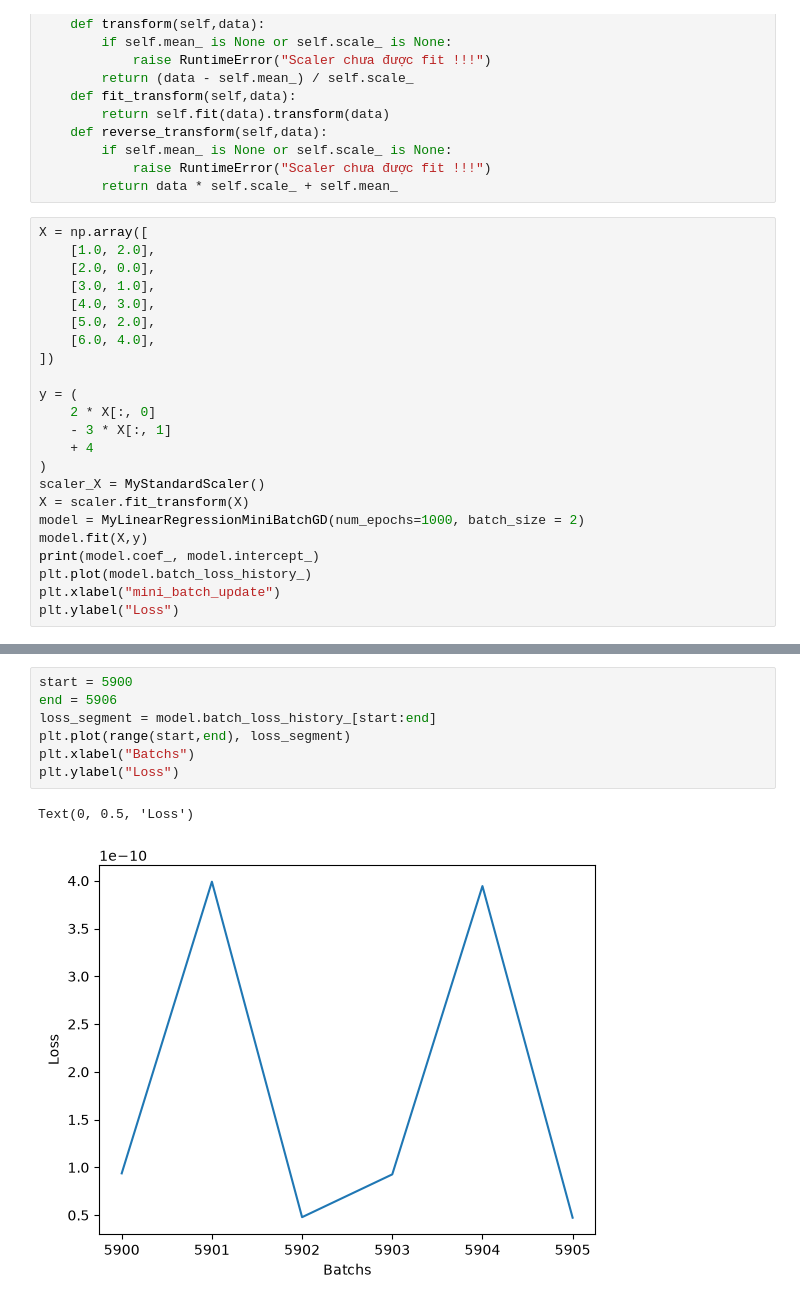
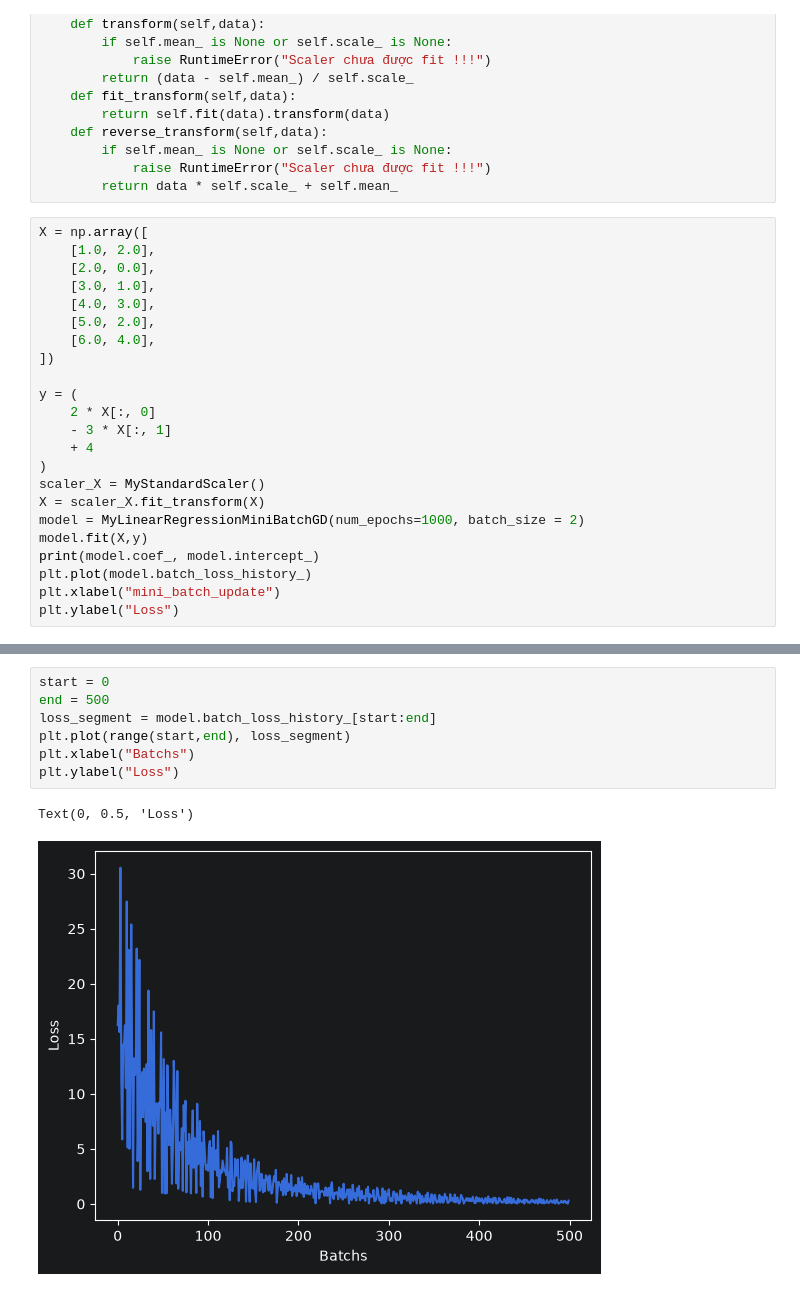
Before and after one commit to LeNangSon/ml-from-scratch-sklearn, a Jupyter notebook: LinearRegression /source.ipynb, the cells around one changed output, grey strips where cells are left out. Saved outputs shown, nothing was run; the diff lists cells and outputs as text.

```diff
--- a/LinearRegression /source.ipynb
+++ b/LinearRegression /source.ipynb
@@ -163,7 +163,7 @@ y = (
     + 4
 )
 scaler_X = MyStandardScaler()
-X = scaler.fit_transform(X)
+X = scaler_X.fit_transform(X)
 model = MyLinearRegressionMiniBatchGD(num_epochs=1000, batch_size = 2)
 model.fit(X,y)
 print(model.coef_, model.intercept_)
@@ -177,13 +177,13 @@ Text(0, 0.5, 'Loss')
 # %%
-start = 5900
-end = 5906
+start = 0
+end = 500
 loss_segment = model.batch_loss_history_[start:end]
 plt.plot(range(start,end), loss_segment)
 plt.xlabel("Batchs")
 plt.ylabel("Loss")
 # %% [output]
 Text(0, 0.5, 'Loss')
-[figure, old version]
+[figure, new version]
 # %%
 X = np.array([[1,2,3,4],
               [5,6,7,8]])
```
Also changed, not shown: parts of 11 cells of this notebook.
